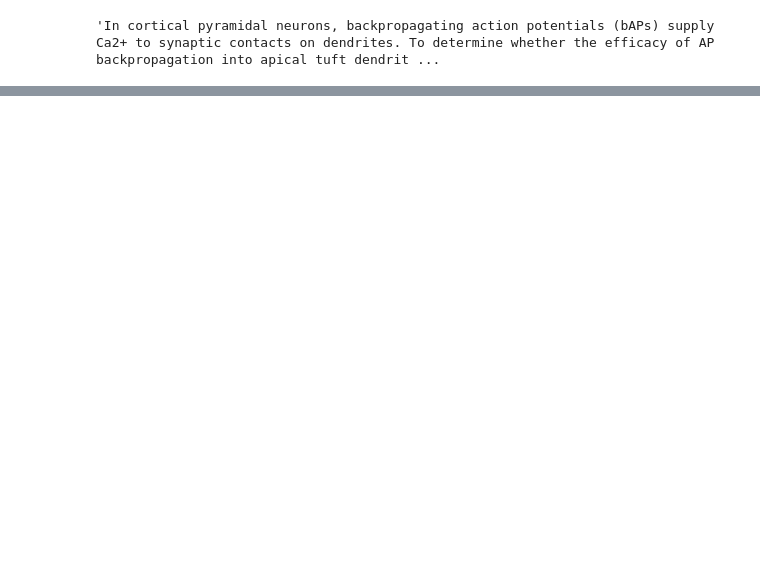
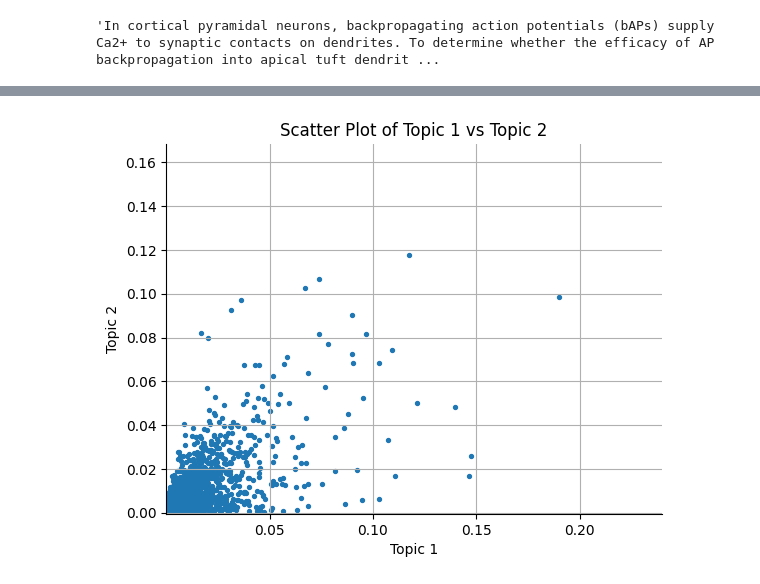
Before and after one commit to pedrozanineli/praticas-computacionais-avancadas, a Jupyter notebook: praticas_individuais/extracao abstract webofscience - zani.ipynb, the cells around one changed output, grey strips where cells are left out. Saved outputs shown, nothing was run; the diff lists cells and outputs as text; code cells hidden in the pictures; blank space fills up the shorter version.

```diff
--- a/praticas_individuais/extracao abstract webofscience - zani.ipynb
+++ b/praticas_individuais/extracao abstract webofscience - zani.ipynb
@@ -258,0 +435,7 @@ list(df['Abstract'])[1006]
+# %%
+from sklearn.feature_extraction.text import CountVectorizer
+
+encoding_matrix = pd.DataFrame(svd.components_,
+                               index=["topic_1", "topic_2", "topic_3", "topic_4", "topic_5", "topic_6", "topic_7", "topic_8", "topic_9", "topic_10"],
+                               columns=words).T
+encoding_matrix
@@ -258,0 +456,7 @@ list(df['Abstract'])[1006]
+# %%
+list_of_topics = ["topic_1", "topic_2", "topic_3", "topic_4", "topic_5", "topic_6", "topic_7", "topic_8", "topic_9", "topic_10"]
+
+for topic in list_of_topics:
+    encoding_matrix[topic] = np.abs(encoding_matrix[topic])
+
+display(encoding_matrix.sort_values("topic_1", ascending=False))
@@ -258,0 +477,7 @@ list(df['Abstract'])[1006]
+# %%
+list_of_topics = ["topic_1", "topic_2", "topic_3", "topic_4", "topic_5", "topic_6", "topic_7", "topic_8", "topic_9", "topic_10"]
+
+for topic in list_of_topics:
+    encoding_matrix[topic] = np.abs(encoding_matrix[topic])
+
+display(encoding_matrix.sort_values("topic_2", ascending=False))
@@ -258,0 +498,24 @@ list(df['Abstract'])[1006]
+# %%
+import matplotlib.pyplot as plt
+
+fig, ax = plt.subplots()
+
+ax.scatter(list(encoding_matrix["topic_1"]), list(encoding_matrix["topic_2"]), s=8)
+
+ax.set_xlabel('Topic 1')
+ax.set_ylabel('Topic 2')
+ax.set_title('Scatter Plot of Topic 1 vs Topic 2')
+
+# plt.xlim(min(x_plot)-0.001,max(x_plot)+0.001)
+plt.xlim(min(x_plot),max(x_plot))
+
+plt.ylim(min(y_plot)-0.001,max(y_plot)+0.001)
+
+plt.gca().spines['top'].set_visible(False)
+plt.gca().spines['right'].set_visible(False)
+
+plt.grid()
+
+plt.show()
+# %% [output]
+[figure, added]
```
Also changed, not shown: parts of 32 cells of this notebook.
